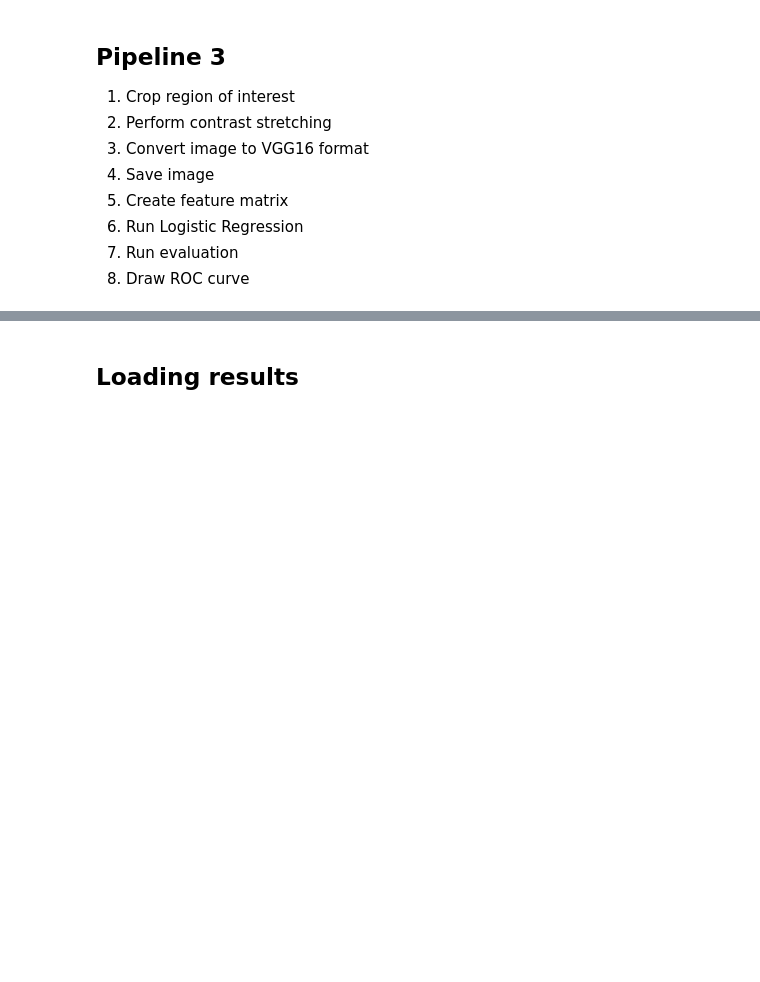
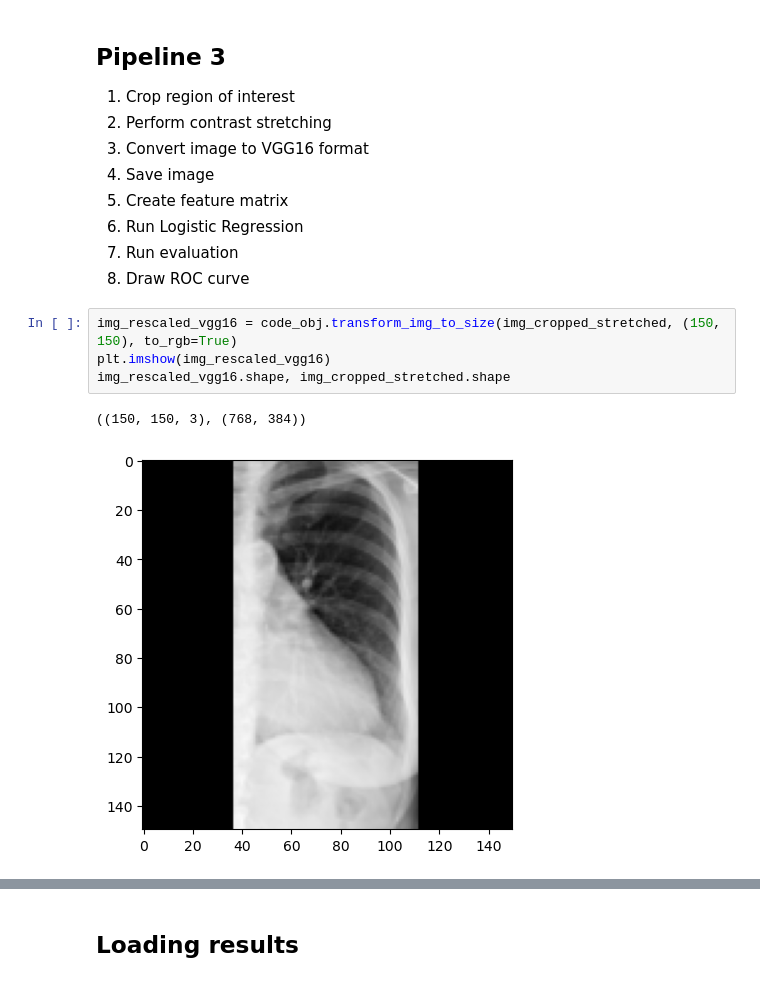
Before and after one commit to chinmaymokashicm/bmi_6331, a Jupyter notebook: data_challenge/task_1.ipynb, the cells around one changed output, grey strips where cells are left out. Drawn from its saved outputs; the diff is of its cells as text; blank space fills up the shorter version.

```diff
--- a/data_challenge/task_1.ipynb
+++ b/data_challenge/task_1.ipynb
@@ -144,3 +151,10 @@ img_rescaled_r50.shape, img_cropped_stretched.shape
 6. Run Logistic Regression
 7. Run evaluation
 8. Draw ROC curve
+# %%
+img_rescaled_vgg16 = code_obj.transform_img_to_size(img_cropped_stretched, (150, 150), to_rgb=True)
+plt.imshow(img_rescaled_vgg16)
+img_rescaled_vgg16.shape, img_cropped_stretched.shape
+# %% [output]
+((150, 150, 3), (768, 384))
+[figure, added]
```
Also changed, not shown: parts of 22 cells of this notebook.
